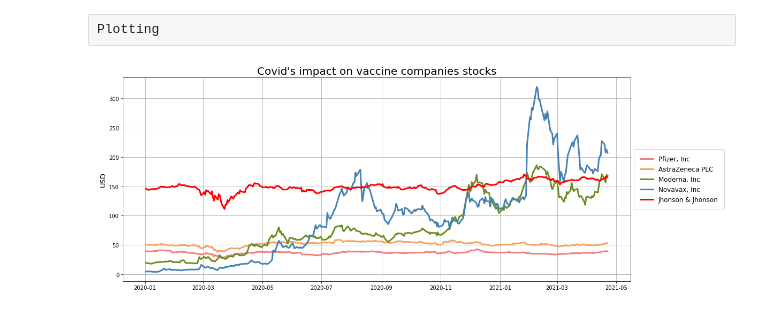
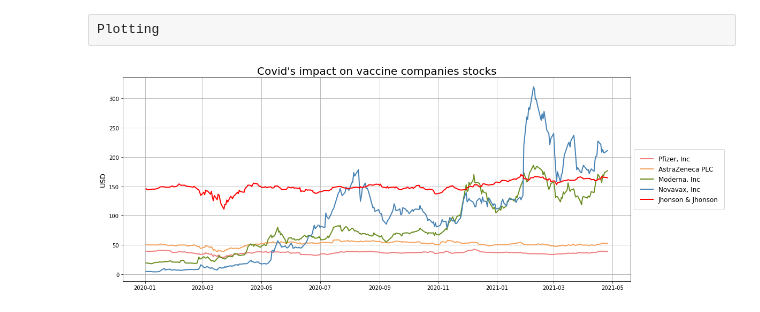
Before and after one commit to tradingeconomics/notebooks, a Jupyter notebook: COVID/VaccineCompanystocks.ipynb, the cells around one changed output. Cells and saved outputs as stored; diff of their text form; code cells hidden in the pictures.

```diff
--- a/COVID/VaccineCompanystocks.ipynb
+++ b/COVID/VaccineCompanystocks.ipynb
@@ -51,23 +51,23 @@ Plotting
 # %%
 plt.subplots(figsize=(17, 7))
 
-plt.plot( df.index.tolist(), df['Pfizer'].values.tolist(), color='lightcoral', linewidth=3, label="Pfizer, Inc")
-plt.plot( df.index.tolist(), df['AstraZeneca'].values.tolist(), color='sandybrown', linewidth=3, label="AstraZeneca PLC")
-plt.plot( df.index.tolist(), df['Moderna'].values.tolist(),  color='olivedrab', linewidth=3, label="Moderna, Inc")
-plt.plot( df.index.tolist(), df['Novavax'].values.tolist(),  color='steelblue', linewidth=3, label="Novavax, Inc")
-plt.plot( df.index.tolist(), df['Jhonson'].values.tolist(),  color='red', linewidth=3, label="Jhonson & Jhonson")
+plt.plot( df.index.tolist(), df['Pfizer'].values.tolist(), color='lightcoral', linewidth=2, label="Pfizer, Inc")
+plt.plot( df.index.tolist(), df['AstraZeneca'].values.tolist(), color='sandybrown', linewidth=2, label="AstraZeneca PLC")
+plt.plot( df.index.tolist(), df['Moderna'].values.tolist(),  color='olivedrab', linewidth=2, label="Moderna, Inc")
+plt.plot( df.index.tolist(), df['Novavax'].values.tolist(),  color='steelblue', linewidth=2, label="Novavax, Inc")
+plt.plot( df.index.tolist(), df['Jhonson'].values.tolist(),  color='red', linewidth=2, label="Jhonson & Jhonson")
 
 
 plt.legend(
           loc="center left",
           bbox_to_anchor=(1, 0, 0.5, 1),
           fontsize=12,
           ncol=1,
           title_fontsize=14,
           borderpad=1)
 plt.grid(True)
 plt.ylabel('USD', fontsize=13)
 plt.title("Covid's impact on vaccine companies stocks", size=20)
 plt.show()
 # %% [output]
-[figure, old version]
+[figure, new version]
```
Also changed, not shown: 2 other files.
